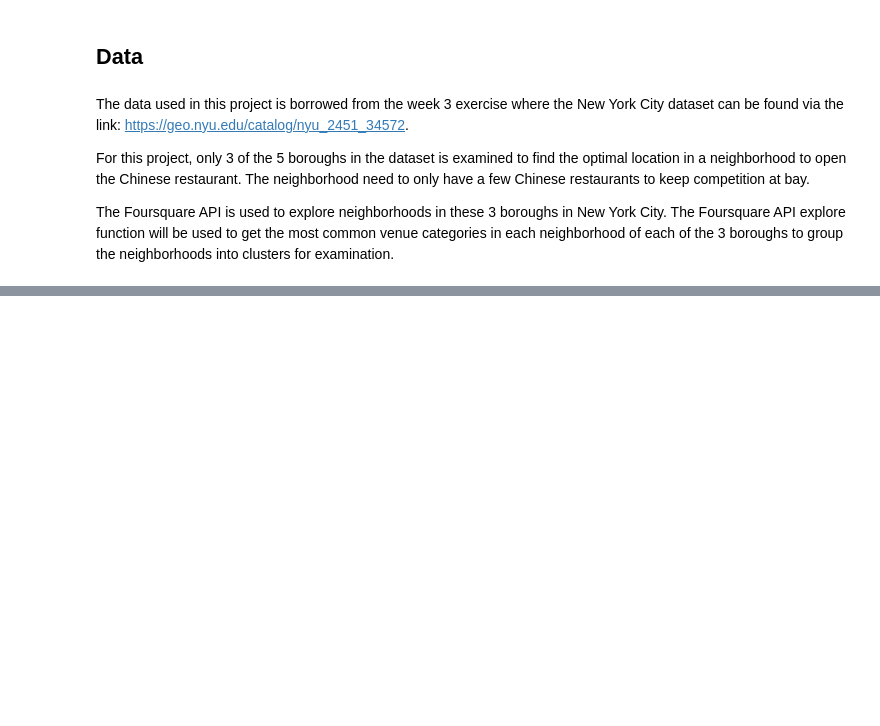
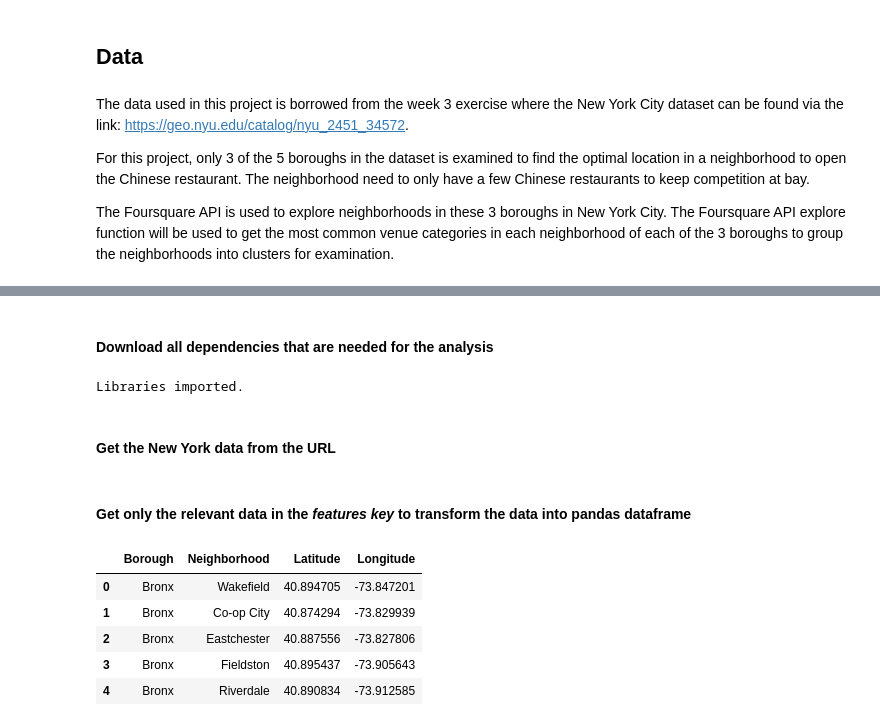
Before and after one commit to janidioth/Coursera_Capstone, a Jupyter notebook: Capstone_Project-The Battle of Neigborhoods.ipynb, the cells around one changed output, grey strips where cells are left out. Drawn from its saved outputs; the diff is of its cells as text; code cells hidden in the pictures; blank space fills up the shorter version.

```diff
--- a/Capstone_Project-The Battle of Neigborhoods.ipynb
+++ b/Capstone_Project-The Battle of Neigborhoods.ipynb
@@ -23,0 +26,66 @@ The Foursquare API is used to explore neighborhoods in these 3 boroughs in New Y
+# %% [markdown]
+#### Download all dependencies that are needed for the analysis
+# %%
+import numpy as np # library to handle data in a vectorized manner
+
+import pandas as pd # library for data analsysis
+pd.set_option('display.max_columns', None)
+pd.set_option('display.max_rows', None)
+
+#!pip install geopy
+from geopy.geocoders import Nominatim  # convert an address into latitude and longitude values
+
+# Matplotlib and associated plotting modules
+import matplotlib.cm as cm
+import matplotlib.colors as colors
+
+import requests # library to handle requests
+from pandas.io.json import json_normalize # tranform JSON file into a pandas dataframe
+
+# import k-means from clustering stage
+from sklearn.cluster import KMeans
+
+#!pip install folium==0.5.0
+import folium # map rendering library
+
+print('Libraries imported.')
+# %% [output]
+Libraries imported.
+# %% [markdown]
+#### Get the New York data from the URL
+# %%
+import json, urllib
+with urllib.request.urlopen("https://cocl.us/new_york_dataset") as url:
+    newyork_data = json.loads(url.read().decode())
+# %% [markdown]
+#### Get only the relevant data in the *features key* to transform the data into pandas dataframe
+# %%
+neighborhoods_data = newyork_data['features']
+
+# define the dataframe columns
+column_names = ['Borough', 'Neighborhood', 'Latitude', 'Longitude']
+
+# instantiate the dataframe
+neighborhoods = pd.DataFrame(columns=column_names)
+
+for data in neighborhoods_data:
+    borough = data['properties']['borough']
+    neighborhood_name = data['properties']['name']
+
+    neighborhood_latlon = data['geometry']['coordinates']
+    neighborhood_lat = neighborhood_latlon[1]
+    neighborhood_lon = neighborhood_latlon[0]
+
+    neighborhoods = neighborhoods.append({'Borough': borough,
+                                          'Neighborhood': neighborhood_name,
+                                          'Latitude': neighborhood_lat,
+                                          'Longitude': neighborhood_lon}, ignore_index=True)
+
+neighborhoods.head()
+# %% [output]
+|  | Borough | Neighborhood | Latitude | Longitude |
+| 0 | Bronx | Wakefield | 40.894705 | -73.847201 |
+| 1 | Bronx | Co-op City | 40.874294 | -73.829939 |
+| 2 | Bronx | Eastchester | 40.887556 | -73.827806 |
+| 3 | Bronx | Fieldston | 40.895437 | -73.905643 |
+| 4 | Bronx | Riverdale | 40.890834 | -73.912585 |
```
Also changed, not shown: parts of 32 cells of this notebook.
